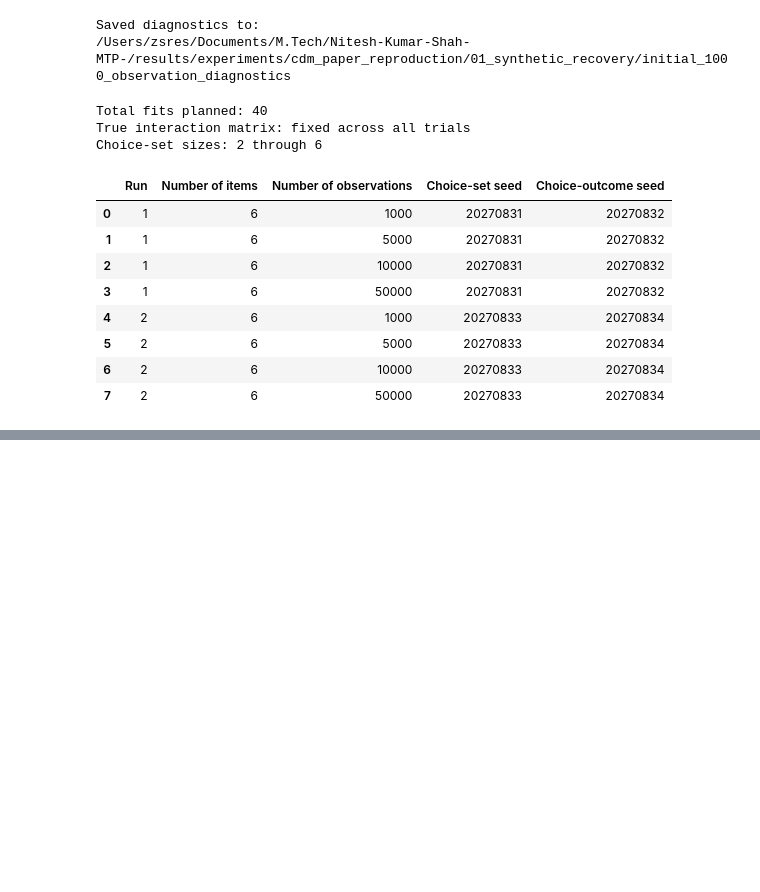
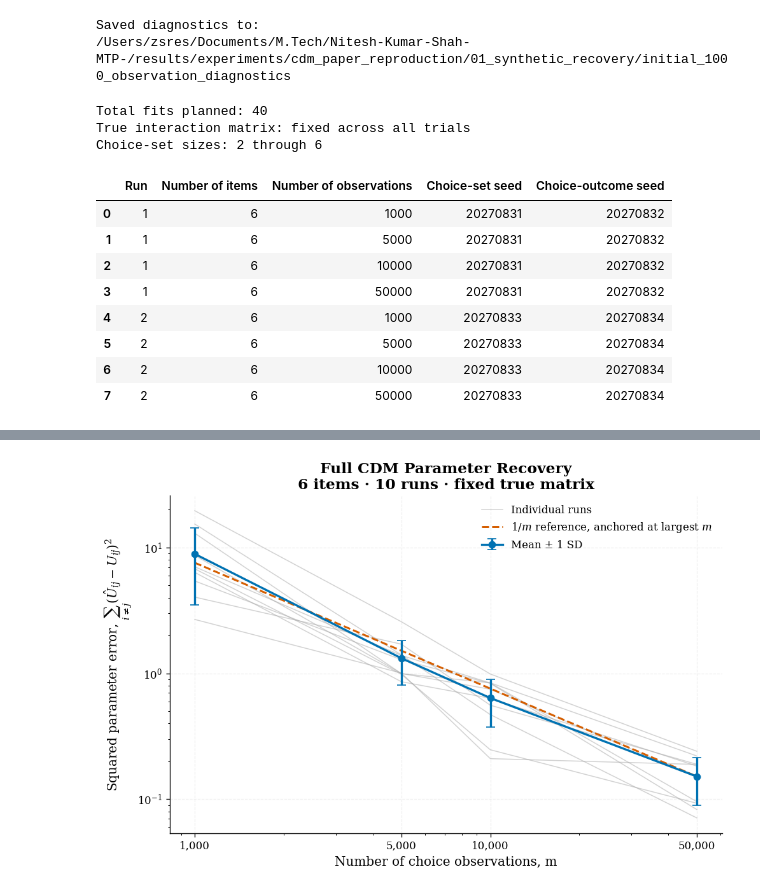
Before and after one commit to rbhdsks/Learning-from-Comparison-Data-Master-Thesis-Project-, a Jupyter notebook: notebooks/experiments/Context_Dependent_Model/CDM_Paper_Reproduction/01_synthetic_recovery.ipynb, the cells around one changed output, grey strips where cells are left out. Saved outputs shown, nothing was run; the diff lists cells and outputs as text; code cells hidden in the pictures; blank space fills up the shorter version.

Commit message:
parameter recovery of 6 items over 10 runs results

```diff
--- a/notebooks/experiments/Context_Dependent_Model/CDM_Paper_Reproduction/01_synthetic_recovery.ipynb
+++ b/notebooks/experiments/Context_Dependent_Model/CDM_Paper_Reproduction/01_synthetic_recovery.ipynb
@@ -1540,0 +1686,99 @@ Choice-set sizes: 2 through 6
+# %%
+# Plot squared parameter recovery error with individual runs and an inverse-sample-size reference.
+
+summary = scaling_summary.sort_values("Number of observations")
+
+observation_counts = summary["Number of observations"].to_numpy()
+mean_squared_errors = (
+    summary["Mean_squared_parameter_error"].to_numpy()
+)
+squared_error_std = (
+    summary["Squared_parameter_error_std"].to_numpy()
+)
+
+inverse_sample_reference = (
+    mean_squared_errors[-1]
+    * observation_counts[-1]
+    / observation_counts
+)
+
+with plt.rc_context({
+    "font.family": "serif",
+    "font.size": 11,
+    "axes.titlesize": 14,
+    "axes.labelsize": 12,
+    "pdf.fonttype": 42,
+}):
+    figure, axis = plt.subplots(
+        figsize=(8.2, 5.4),
+        layout="constrained",
+    )
+
+    for run_number, run_results in scaling_results.groupby("Run"):
+        run_results = run_results.sort_values(
+            "Number of observations"
+        )
+
+        axis.plot(
+            run_results["Number of observations"],
+            run_results["Squared parameter error"],
+            color="0.65",
+            linewidth=0.9,
+            alpha=0.5,
+            label="Individual runs" if run_number == 1 else None,
+            zorder=1,
+        )
+
+    axis.errorbar(
+        observation_counts,
+        mean_squared_errors,
+        yerr=squared_error_std,
+        color="#0072B2",
+        marker="o",
+        markersize=6,
+        linewidth=2,
+        capsize=4,
+        label="Mean ± 1 SD",
+        zorder=3,
+    )
+
+    axis.plot(
+        observation_counts,
+        inverse_sample_reference,
+        color="#D55E00",
+        linestyle="--",
+        linewidth=1.8,
+        label=r"$1/m$ reference, anchored at largest $m$",
+        zorder=2,
+    )
+
+    axis.set_xscale("log")
+    axis.set_yscale("log")
+    axis.set_xticks(
+        observation_counts,
+        labels=[f"{count:,}" for count in observation_counts],
+    )
+
+    axis.set_xlabel("Number of choice observations, m")
+    axis.set_ylabel(
+        r"Squared parameter error, $\sum_{i\ne j}(\hat U_{ij}-U_{ij})^2$"
+    )
+    axis.set_title(
+        "Full CDM Parameter Recovery\n"
+        f"{NUMBER_OF_ITEMS} items · "
+        f"{SCALING_NUMBER_OF_RUNS} runs · fixed true matrix"
+    )
+
+    axis.grid(True, which="major", alpha=0.2)
+    axis.grid(False, which="minor")
+    axis.spines[["top", "right"]].set_visible(False)
+    axis.legend(frameon=False, fontsize=10)
+
+    figure.savefig(
+        FIGURE_DIRECTORY / "04_parameter_recovery_scaling.pdf",
+        bbox_inches="tight",
+    )
+
+    plt.show()
+# %% [output]
+[figure, added]
```
Also changed, not shown: parts of 11 cells of this notebook.
